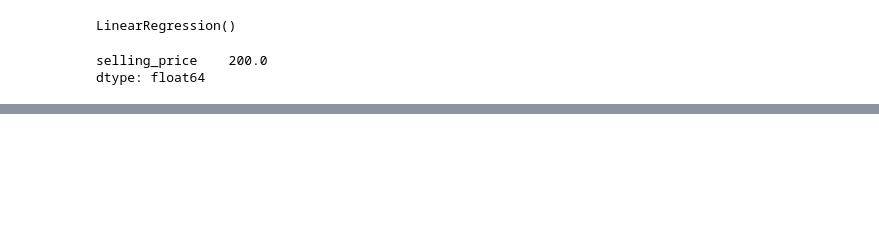
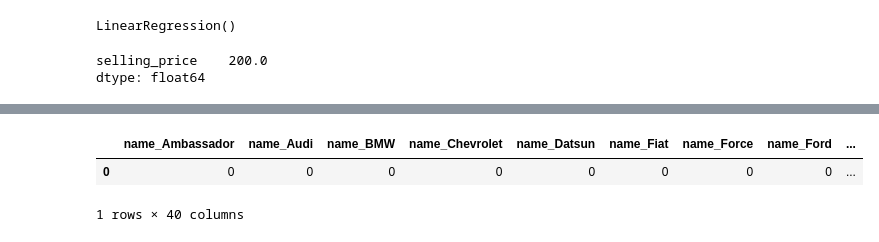
Before and after one commit to vlad-lis/ML-price-prediction, a Jupyter notebook: contribution_files/vlad_v2.ipynb, the cells around one changed output, grey strips where cells are left out. Drawn from its saved outputs; the diff is of its cells as text; code cells hidden in the pictures; blank space fills up the shorter version.

```diff
--- a/contribution_files/vlad_v2.ipynb
+++ b/contribution_files/vlad_v2.ipynb
@@ -310,0 +341,9 @@ plot.set(xlabel='predicted', ylabel='test')
+# %%
+t = X_test.iloc[:1].copy()
+t = pd.DataFrame(t)
+t
+#d = {'col1': [1, 2], 'col2': [3, 4]}
+# %% [output]
+|  | name_Ambassador | name_Audi | name_BMW | name_Chevrolet | name_Datsun | name_Fiat | name_Force | name_Ford | ... |
+| 0 | 0 | 0 | 0 | 0 | 0 | 0 | 0 | 0 | ... |
+1 rows × 40 columns
```
Also changed, not shown: parts of 10 cells of this notebook.
